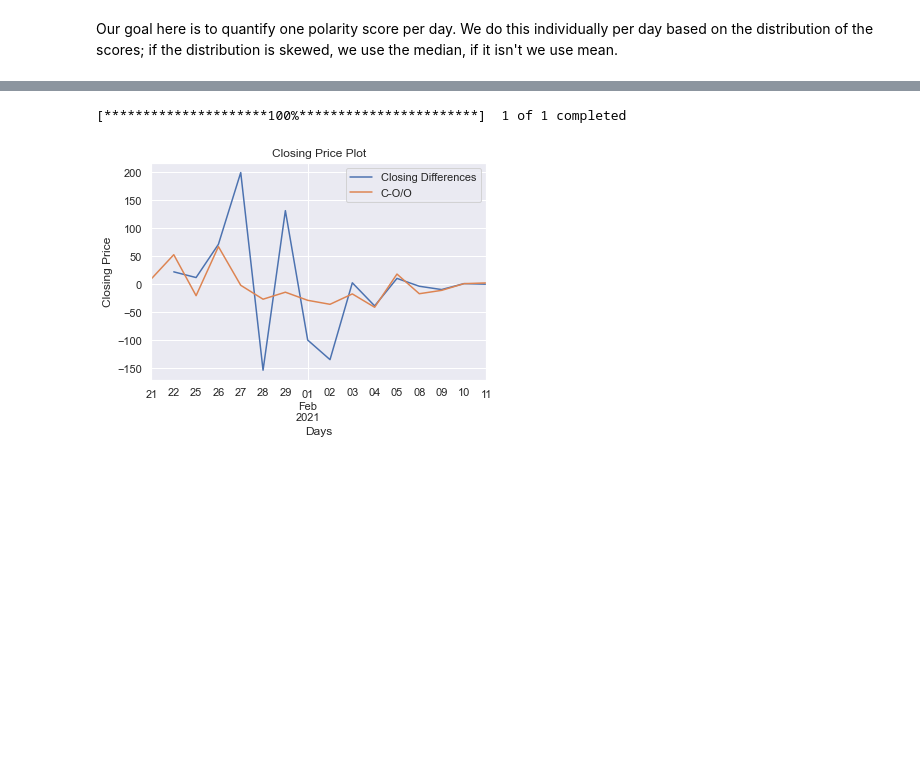
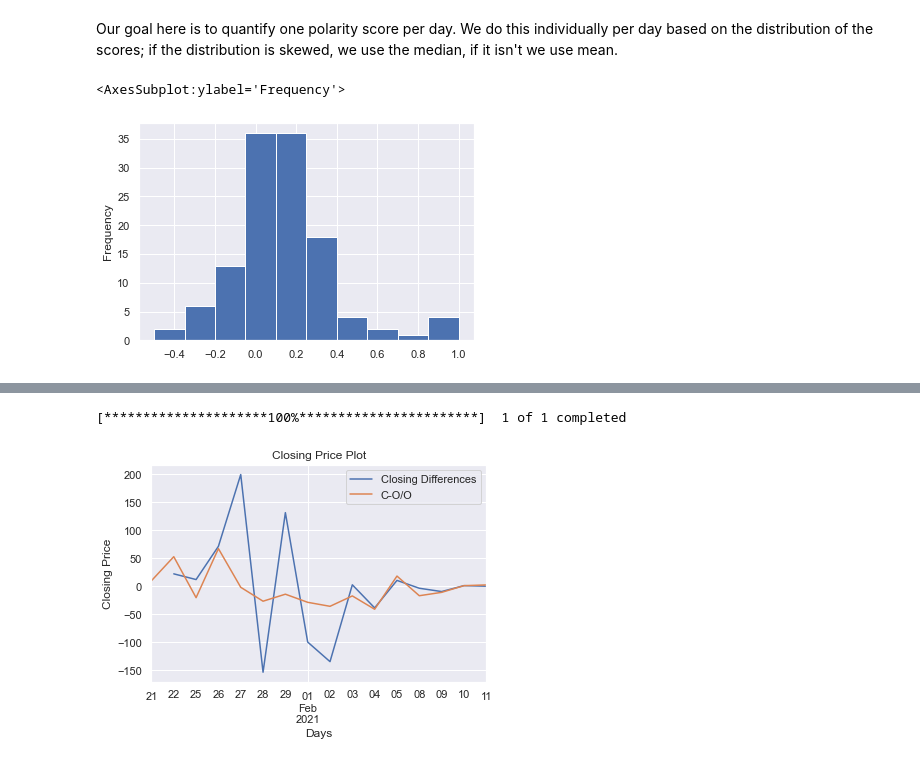
Before and after one commit to daanishali921/twitter_sentiment_stock_trend_predictor, a Jupyter notebook: scrap_book.ipynb, the cells around one changed output, grey strips where cells are left out. Drawn from its saved outputs; the diff is of its cells as text; code cells hidden in the pictures; blank space fills up the shorter version.

```diff
--- a/scrap_book.ipynb
+++ b/scrap_book.ipynb
@@ -205,3 +205,8 @@ df_sorted_dates
 Our goal here is to quantify one polarity score per day. We do this individually per day based on the distribution of the scores; if the distribution is skewed, we use the median, if it isn't we use mean.
 # %%
 # We will use this section to approach this problem at a different angle.
+# %%
+df_sorted_dates.loc['2021-01-21']['Polarity/Subjectivity Scores'].apply(lambda x: x[0]).plot.hist(bins = 10)
+# %% [output]
+<AxesSubplot:ylabel='Frequency'>
+[figure, added]
```
Also changed, not shown: parts of 12 cells of this notebook.
